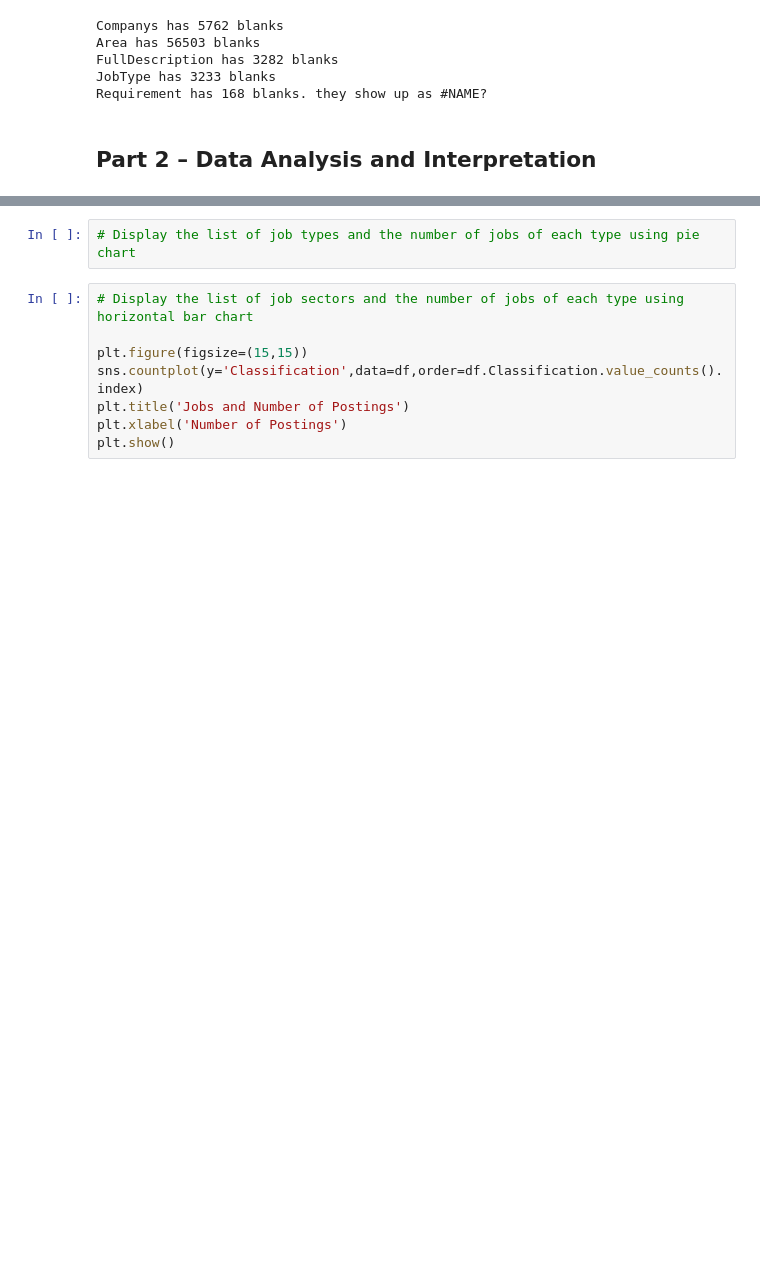
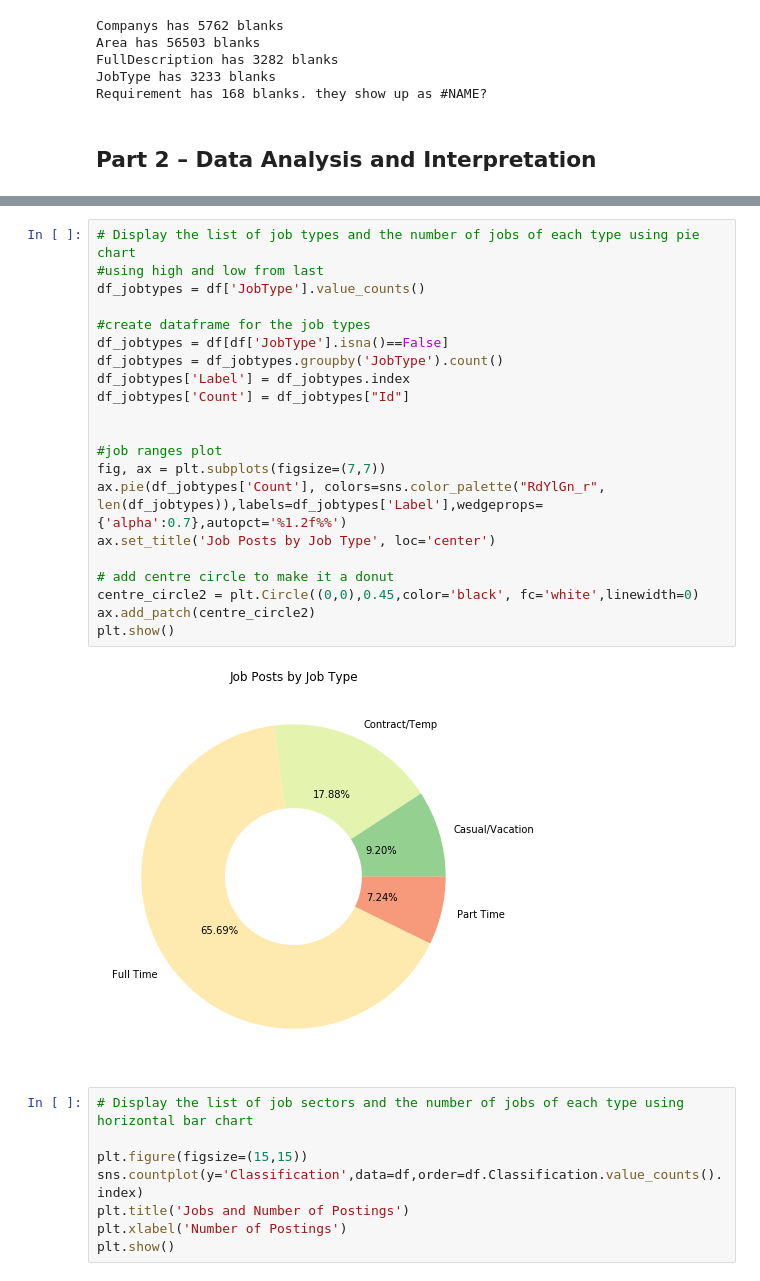
Before and after one commit to IAmCableGuy/2030BigData, a Jupyter notebook: Assignment/Job_Market Data Assignment_24_07.ipynb, the cells around one changed output, grey strips where cells are left out. Saved outputs shown, nothing was run; the diff lists cells and outputs as text; blank space fills up the shorter version.

```diff
--- a/Assignment/Job_Market Data Assignment_24_07.ipynb
+++ b/Assignment/Job_Market Data Assignment_24_07.ipynb
@@ -287,5 +288,26 @@ Requirement has 168 blanks. they show up as #NAME?
-# %%
-# Display the list of job types and the number of jobs of each type using pie chart
+# %%
+# Display the list of job types and the number of jobs of each type using pie chart
+#using high and low from last
+df_jobtypes = df['JobType'].value_counts()
+
+#create dataframe for the job types
+df_jobtypes = df[df['JobType'].isna()==False]
+df_jobtypes = df_jobtypes.groupby('JobType').count()
+df_jobtypes['Label'] = df_jobtypes.index
+df_jobtypes['Count'] = df_jobtypes["Id"]
+
+
+#job ranges plot
+fig, ax = plt.subplots(figsize=(7,7))
+ax.pie(df_jobtypes['Count'], colors=sns.color_palette("RdYlGn_r", len(df_jobtypes)),labels=df_jobtypes['Label'],wedgeprops={'alpha':0.7},autopct='%1.2f%%')
+ax.set_title('Job Posts by Job Type', loc='center')
+
+# add centre circle to make it a donut
+centre_circle2 = plt.Circle((0,0),0.45,color='black', fc='white',linewidth=0)
+ax.add_patch(centre_circle2)
+plt.show()
+# %% [output]
+[figure, added]
 # %%
 # Display the list of job sectors and the number of jobs of each type using horizontal bar chart
 
```
Also changed, not shown: parts of 10 cells of this notebook, 1 other file.
